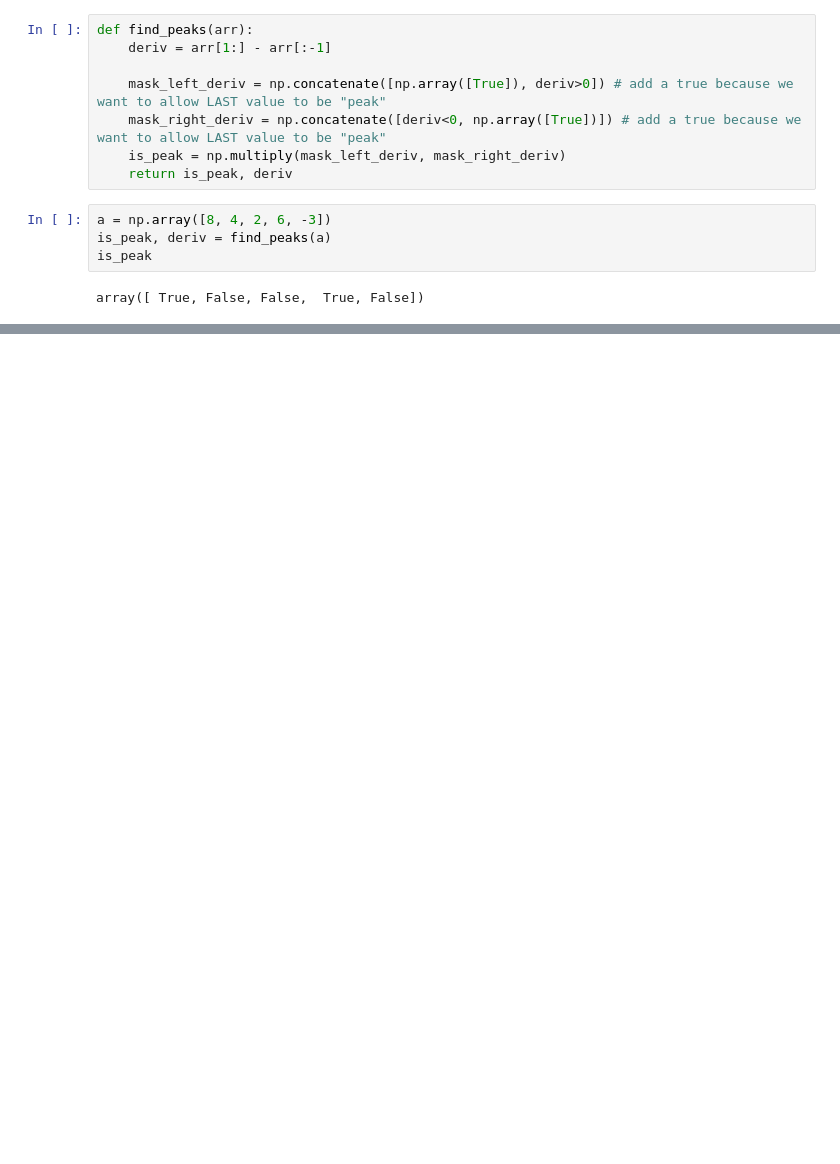
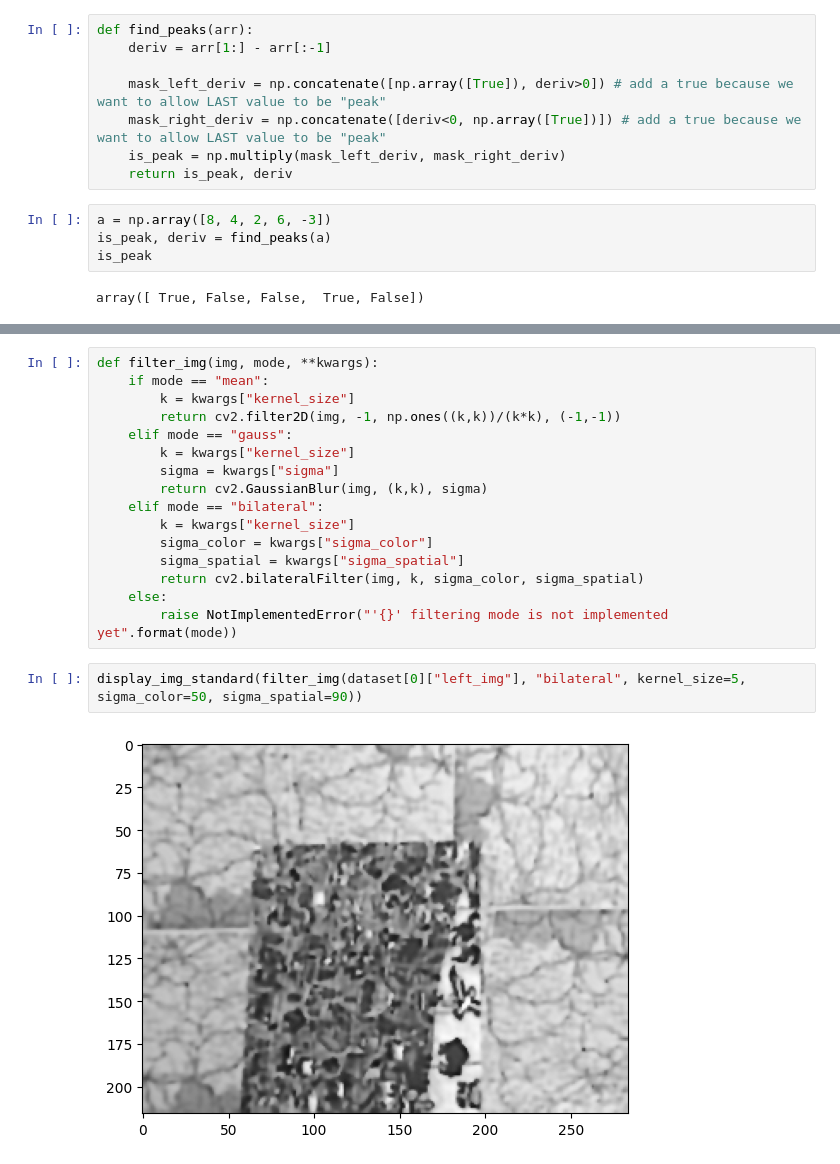
Before and after one commit to MarcelloCeresini/ComputerVision, a Jupyter notebook: src/main.ipynb, the cells around one changed output, grey strips where cells are left out. Cells and saved outputs as stored; diff of their text form; blank space fills up the shorter version.

```diff
--- a/src/main.ipynb
+++ b/src/main.ipynb
@@ -463,0 +495,20 @@ def NCC(img1, img2, k, disparity_range, search_area=False, zero_meaned=False):
+# %%
+def filter_img(img, mode, **kwargs):
+    if mode == "mean":
+        k = kwargs["kernel_size"]
+        return cv2.filter2D(img, -1, np.ones((k,k))/(k*k), (-1,-1))
+    elif mode == "gauss":
+        k = kwargs["kernel_size"]
+        sigma = kwargs["sigma"]
+        return cv2.GaussianBlur(img, (k,k), sigma)
+    elif mode == "bilateral":
+        k = kwargs["kernel_size"]
+        sigma_color = kwargs["sigma_color"]
+        sigma_spatial = kwargs["sigma_spatial"]
+        return cv2.bilateralFilter(img, k, sigma_color, sigma_spatial)
+    else:
+        raise NotImplementedError("'{}' filtering mode is not implemented yet".format(mode))
+# %%
+display_img_standard(filter_img(dataset[0]["left_img"], "bilateral", kernel_size=5, sigma_color=50, sigma_spatial=90))
+# %% [output]
+[figure, added]
```
Also changed, not shown: parts of 15 cells of this notebook.
